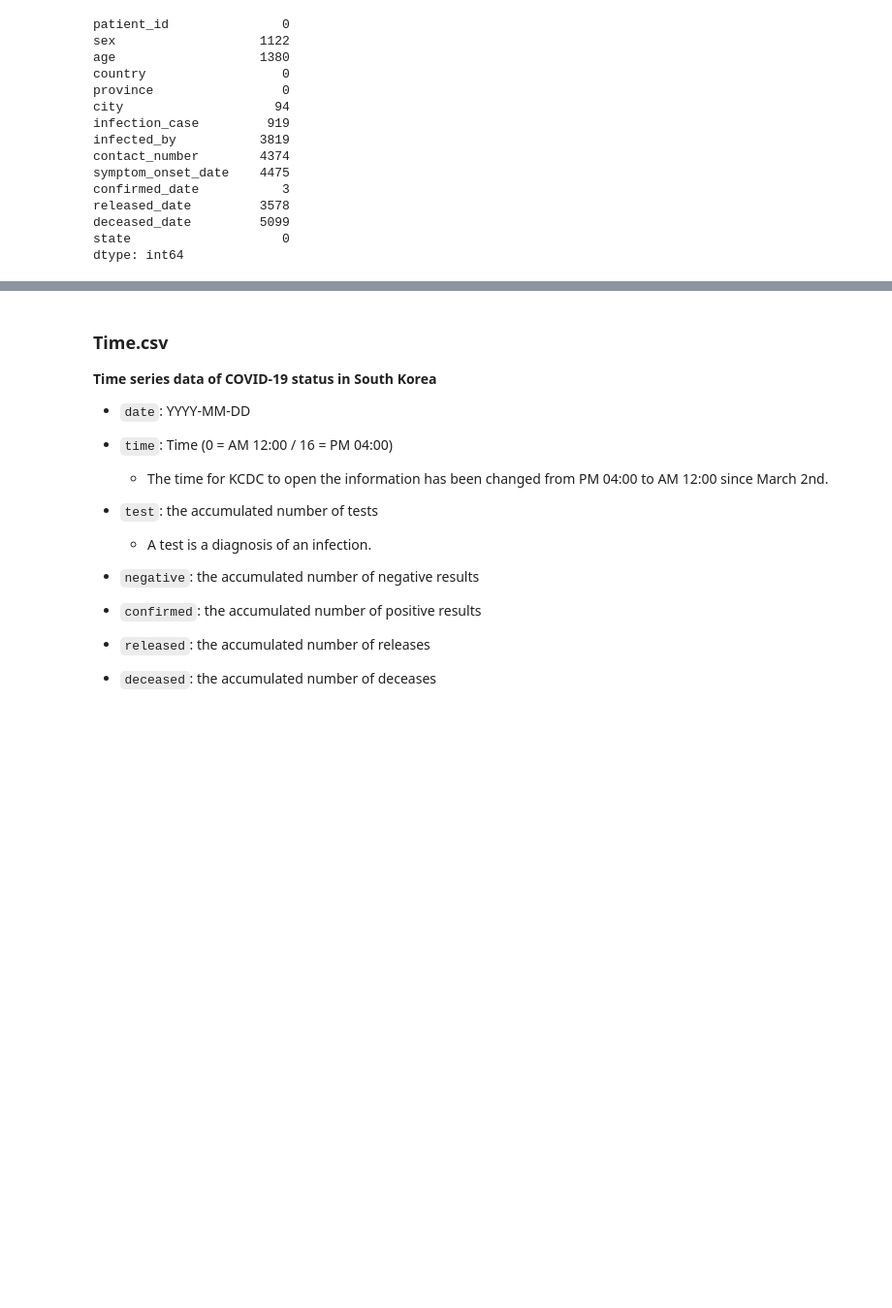
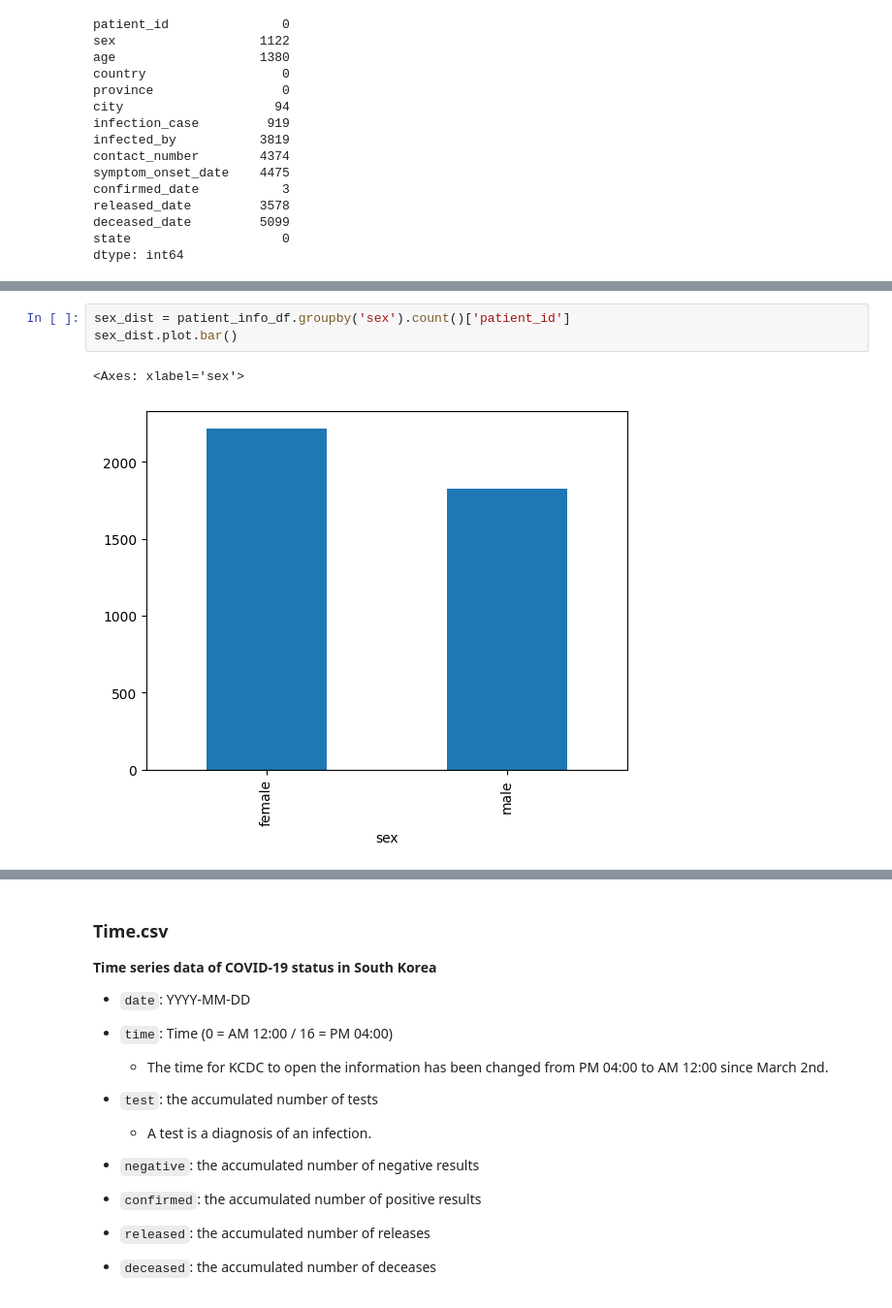
Before and after one commit to AndranikSargsyan/Data-Visualization-Project, a Jupyter notebook: analysis.ipynb, the cells around one changed output, grey strips where cells are left out. Shown: that part at 97% size. Saved outputs shown, nothing was run; the diff lists cells and outputs as text; blank space fills up the shorter version.

```diff
--- a/analysis.ipynb
+++ b/analysis.ipynb
@@ -234,0 +242,6 @@ dtype: int64
+# %%
+sex_dist = patient_info_df.groupby('sex').count()['patient_id']
+sex_dist.plot.bar()
+# %% [output]
+<Axes: xlabel='sex'>
+[figure, added]
```
Also changed, not shown: parts of 2 cells of this notebook.
